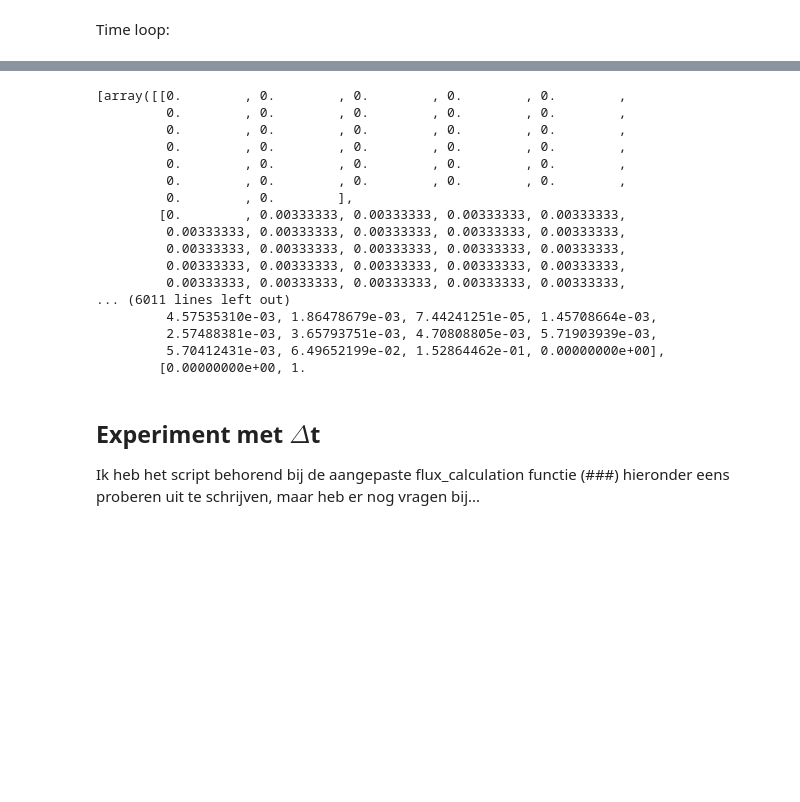
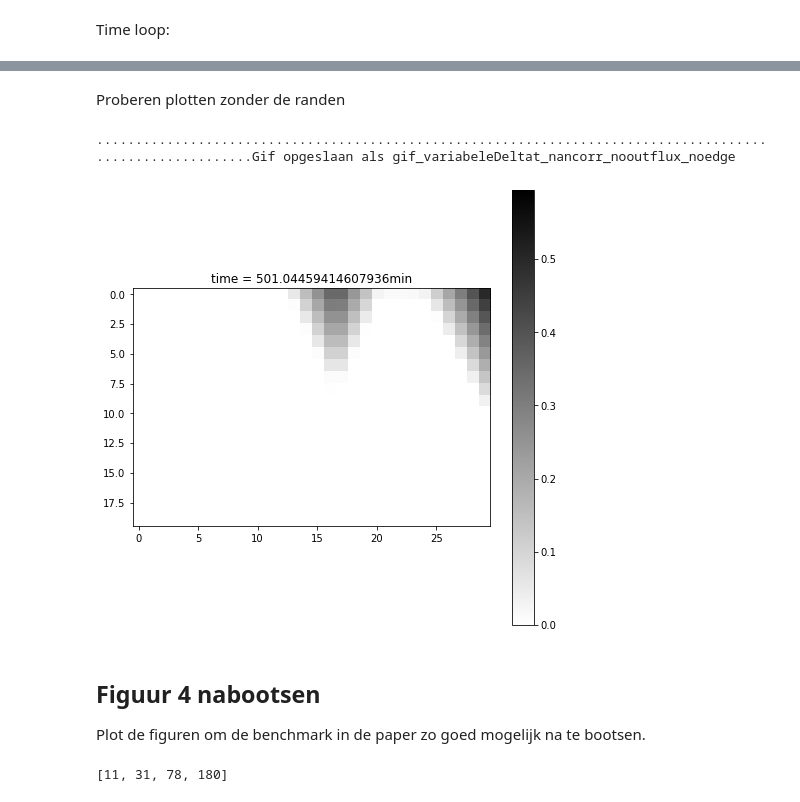
Before and after one commit to olivierbonte/Project_Spatio_Temporele_2, a Jupyter notebook: main_Hannah_exp_Oli.ipynb, the cells around one changed output, grey strips where cells are left out. Drawn from its saved outputs; the diff is of its cells as text; code cells hidden in the pictures; blank space fills up the shorter version.

Commit message:
Starten met experiment van de stad

```diff
--- a/main_Hannah_exp_Oli.ipynb
+++ b/main_Hannah_exp_Oli.ipynb
@@ -457,23 +376,25 @@ anim.save('gif_variabeleDeltat_nancorr_nooutflux_noedge.gif', writer= 'pillow',
+# %% [markdown]
+Proberen plotten zonder de randen
+# %%
+depths_list_bis = []
+for i in range(len(depths_list)):
+    bisframe = depths_list[i][1:-1,1:-1]
+    depths_list_bis.append(bisframe)
+
+gif_maken_bis(depths_list_bis, t_list, 4, 'gif_variabeleDeltat_nancorr_nooutflux_noedge')
+# %% [output]
+..........................................................................................................Gif opgeslaan als gif_variabeleDeltat_nancorr_nooutflux_noedge
+[figure, added]
+# %% [markdown]
+## Figuur 4 nabootsen
+
+Plot de figuren om de benchmark in de paper zo goed mogelijk na te bootsen.
 # %%
-depths_list[:]
+times_interest = [40*60,60*60,100*60,200*60]
+locs = []
+for i in range(len(times_interest)):
+    locations = np.where(np.array(t_list) > times_interest[i])
+    locs.append(locations[0][0])
+locs
 # %% [output]
-[array([[0.        , 0.        , 0.        , 0.        , 0.        ,
-         0.        , 0.        , 0.        , 0.        , 0.        ,
-         0.        , 0.        , 0.        , 0.        , 0.        ,
-         0.        , 0.        , 0.        , 0.        , 0.        ,
-         0.        , 0.        , 0.        , 0.        , 0.        ,
-         0.        , 0.        , 0.        , 0.        , 0.        ,
-         0.        , 0.        ],
-        [0.        , 0.00333333, 0.00333333, 0.00333333, 0.00333333,
-         0.00333333, 0.00333333, 0.00333333, 0.00333333, 0.00333333,
-         0.00333333, 0.00333333, 0.00333333, 0.00333333, 0.00333333,
-         0.00333333, 0.00333333, 0.00333333, 0.00333333, 0.00333333,
-         0.00333333, 0.00333333, 0.00333333, 0.00333333, 0.00333333,
-... (6011 lines left out)
-         4.57535310e-03, 1.86478679e-03, 7.44241251e-05, 1.45708664e-03,
-         2.57488381e-03, 3.65793751e-03, 4.70808805e-03, 5.71903939e-03,
-         5.70412431e-03, 6.49652199e-02, 1.52864462e-01, 0.00000000e+00],
-        [0.00000000e+00, 1.
+[11, 31, 78, 180]
-# %% [markdown]
-## Experiment met $\Delta$t
-Ik heb het script behorend bij de aangepaste flux_calculation functie (###) hieronder eens proberen uit te schrijven, maar heb er nog vragen bij...
```
Also changed, not shown: parts of 17 cells of this notebook, 15 other files.
